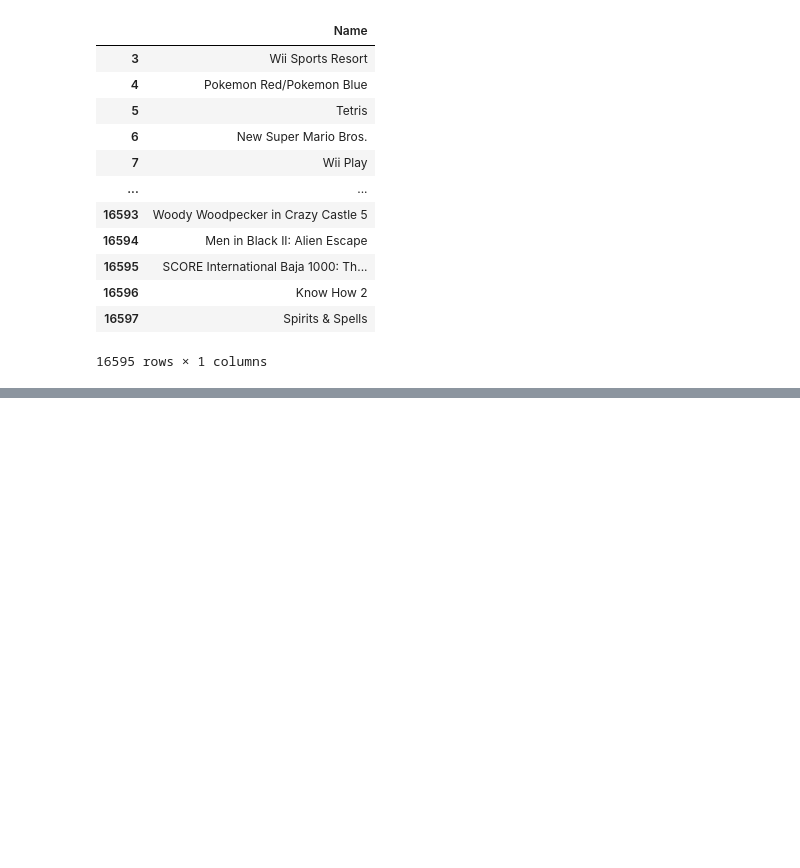
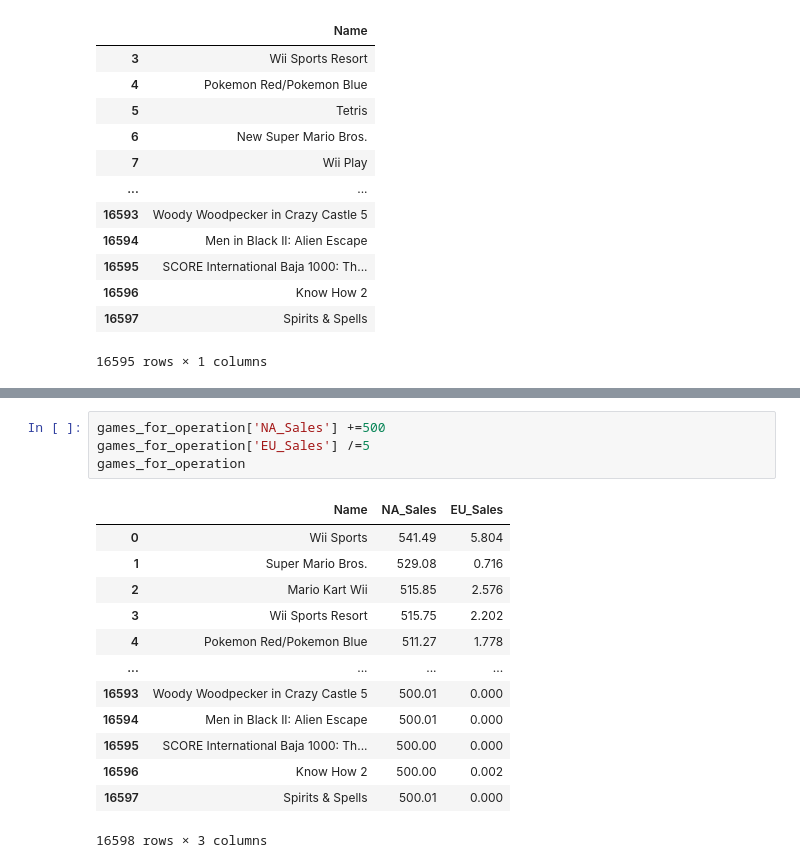
Before and after one commit to ArtemAvanesov/Python-Labs, a Jupyter notebook: Экспериментальные проекты/Pandas/pandas.ipynb, the cells around one changed output, grey strips where cells are left out. Cells and saved outputs as stored; diff of their text form; blank space fills up the shorter version.

```diff
--- a/Экспериментальные проекты/Pandas/pandas.ipynb
+++ b/Экспериментальные проекты/Pandas/pandas.ipynb
@@ -259,0 +279,18 @@ games_for_dropna
+# %%
+games_for_operation['NA_Sales'] +=500
+games_for_operation['EU_Sales'] /=5
+games_for_operation
+# %% [output]
+|  | Name | NA_Sales | EU_Sales |
+| 0 | Wii Sports | 541.49 | 5.804 |
+| 1 | Super Mario Bros. | 529.08 | 0.716 |
+| 2 | Mario Kart Wii | 515.85 | 2.576 |
+| 3 | Wii Sports Resort | 515.75 | 2.202 |
+| 4 | Pokemon Red/Pokemon Blue | 511.27 | 1.778 |
+| ... | ... | ... | ... |
+| 16593 | Woody Woodpecker in Crazy Castle 5 | 500.01 | 0.000 |
+| 16594 | Men in Black II: Alien Escape | 500.01 | 0.000 |
+| 16595 | SCORE International Baja 1000: Th... | 500.00 | 0.000 |
+| 16596 | Know How 2 | 500.00 | 0.002 |
+| 16597 | Spirits & Spells | 500.01 | 0.000 |
+16598 rows × 3 columns
```
Also changed, not shown: parts of 2 cells of this notebook.
